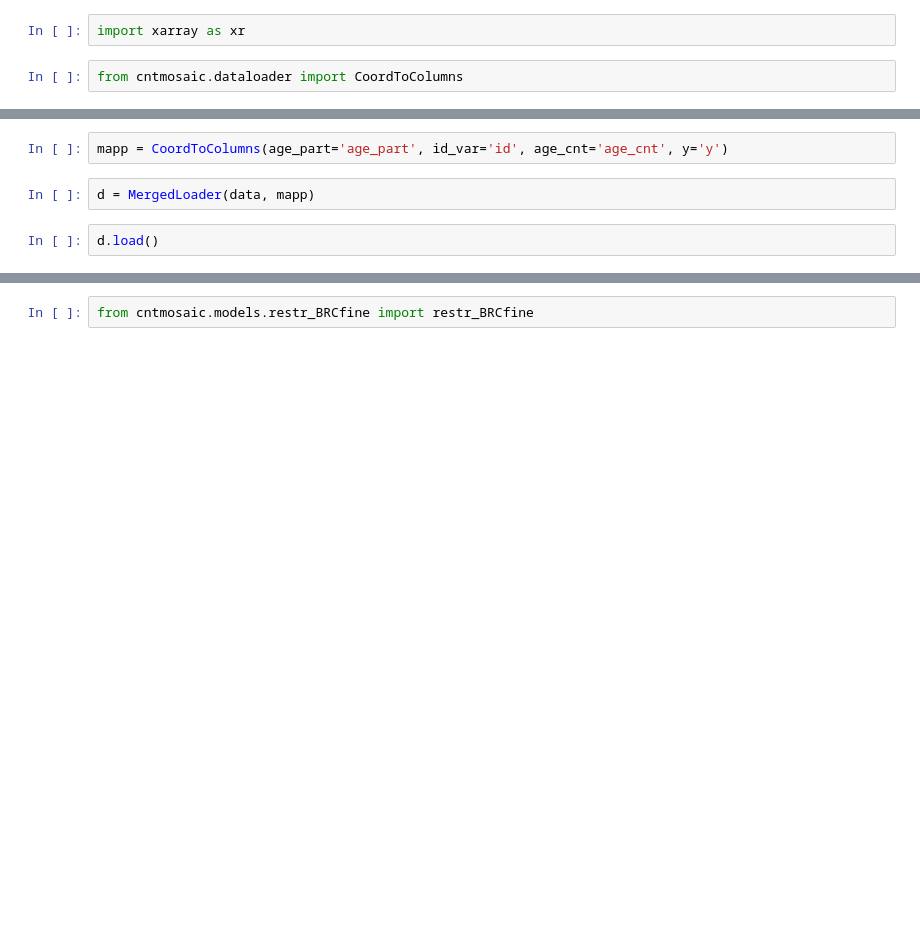
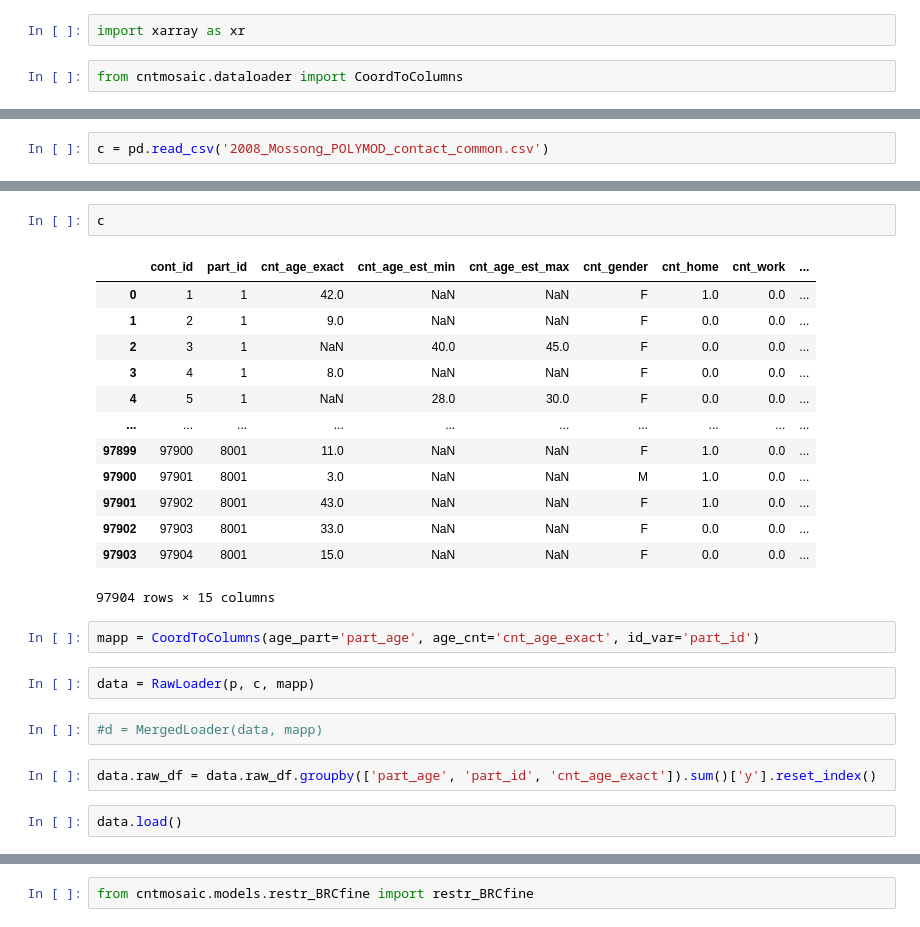
Before and after one commit to ShozenD/cntmosaic, a Jupyter notebook: cntmosaic/tutorial/germany.ipynb, the cells around one changed output, grey strips where cells are left out. Cells and saved outputs as stored; diff of their text form; blank space fills up the shorter version.

```diff
--- a/cntmosaic/tutorial/germany.ipynb
+++ b/cntmosaic/tutorial/germany.ipynb
@@ -31,0 +36,2 @@ from cntmosaic.dataloader import CoordToColumns
+# %%
+c = pd.read_csv('2008_Mossong_POLYMOD_contact_common.csv')
@@ -32,6 +56,26 @@ from cntmosaic.dataloader import CoordToColumns
+# %%
+c
+# %% [output]
+|  | cont_id | part_id | cnt_age_exact | cnt_age_est_min | cnt_age_est_max | cnt_gender | cnt_home | cnt_work | ... |
+| 0 | 1 | 1 | 42.0 | NaN | NaN | F | 1.0 | 0.0 | ... |
+| 1 | 2 | 1 | 9.0 | NaN | NaN | F | 0.0 | 0.0 | ... |
+| 2 | 3 | 1 | NaN | 40.0 | 45.0 | F | 0.0 | 0.0 | ... |
+| 3 | 4 | 1 | 8.0 | NaN | NaN | F | 0.0 | 0.0 | ... |
+| 4 | 5 | 1 | NaN | 28.0 | 30.0 | F | 0.0 | 0.0 | ... |
+| ... | ... | ... | ... | ... | ... | ... | ... | ... | ... |
+| 97899 | 97900 | 8001 | 11.0 | NaN | NaN | F | 1.0 | 0.0 | ... |
+| 97900 | 97901 | 8001 | 3.0 | NaN | NaN | M | 1.0 | 0.0 | ... |
+| 97901 | 97902 | 8001 | 43.0 | NaN | NaN | F | 1.0 | 0.0 | ... |
+| 97902 | 97903 | 8001 | 33.0 | NaN | NaN | F | 0.0 | 0.0 | ... |
+| 97903 | 97904 | 8001 | 15.0 | NaN | NaN | F | 0.0 | 0.0 | ... |
+97904 rows × 15 columns
 # %%
-mapp = CoordToColumns(age_part='age_part', id_var='id', age_cnt='age_cnt', y='y')
+mapp = CoordToColumns(age_part='part_age', age_cnt='cnt_age_exact', id_var='part_id')
+# %%
+data = RawLoader(p, c, mapp)
 # %%
-d = MergedLoader(data, mapp)
+#d = MergedLoader(data, mapp)
+# %%
+data.raw_df = data.raw_df.groupby(['part_age', 'part_id', 'cnt_age_exact']).sum()['y'].reset_index()
 # %%
-d.load()
+data.load()
```
Also changed, not shown: parts of 23 cells of this notebook.
